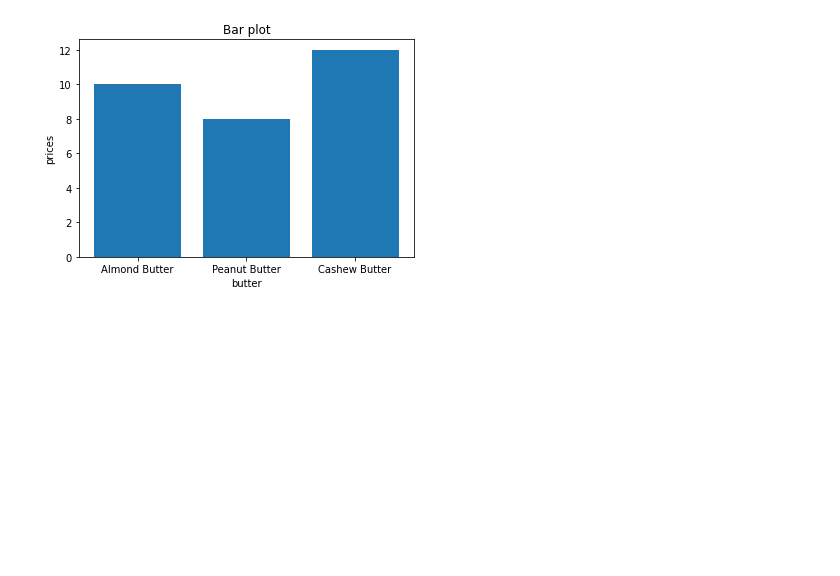
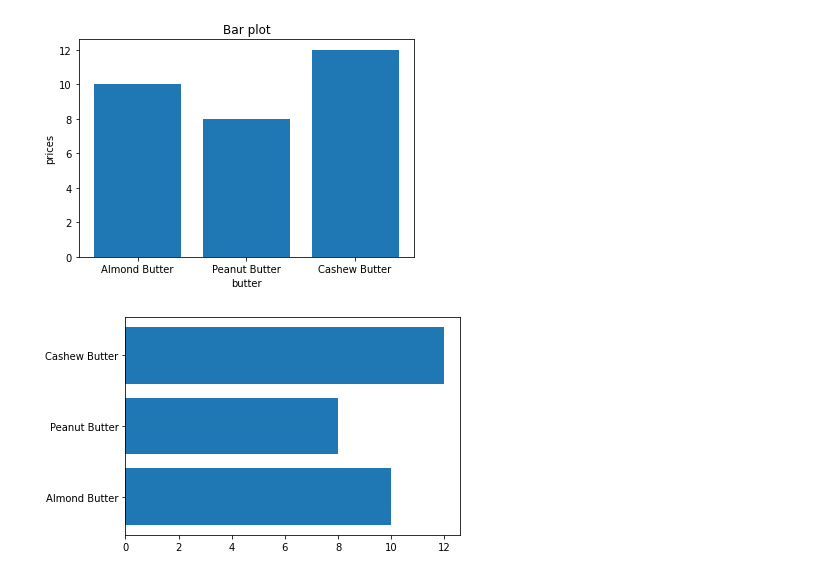
Before and after one commit to Nidhi-1223/Zero-to-Master-s-Machine-Learning-Course, a Jupyter notebook: Matplotlib Library/matplotlib.ipynb, the cells around one changed output. Drawn from its saved outputs; the diff is of its cells as text; code cells hidden in the pictures; blank space fills up the shorter version.

Commit message:
Matplotlib visualization

```diff
--- a/Matplotlib Library/matplotlib.ipynb
+++ b/Matplotlib Library/matplotlib.ipynb
@@ -147,3 +146,8 @@ ax.set(title="Bar plot", xlabel="butter", ylabel="prices")
 # %% [output]
 [Text(0.5, 1.0, 'Bar plot'), Text(0.5, 0, 'butter'), Text(0, 0.5, 'prices')]
 [figure]
+# %%
+fig,ax = plt.subplots()
+ax.barh(list(nut_butter_prices.keys()), list(nut_butter_prices.values()));
+# %% [output]
+[figure, added]
```
Also changed, not shown: parts of 28 cells of this notebook, 2 other files.
